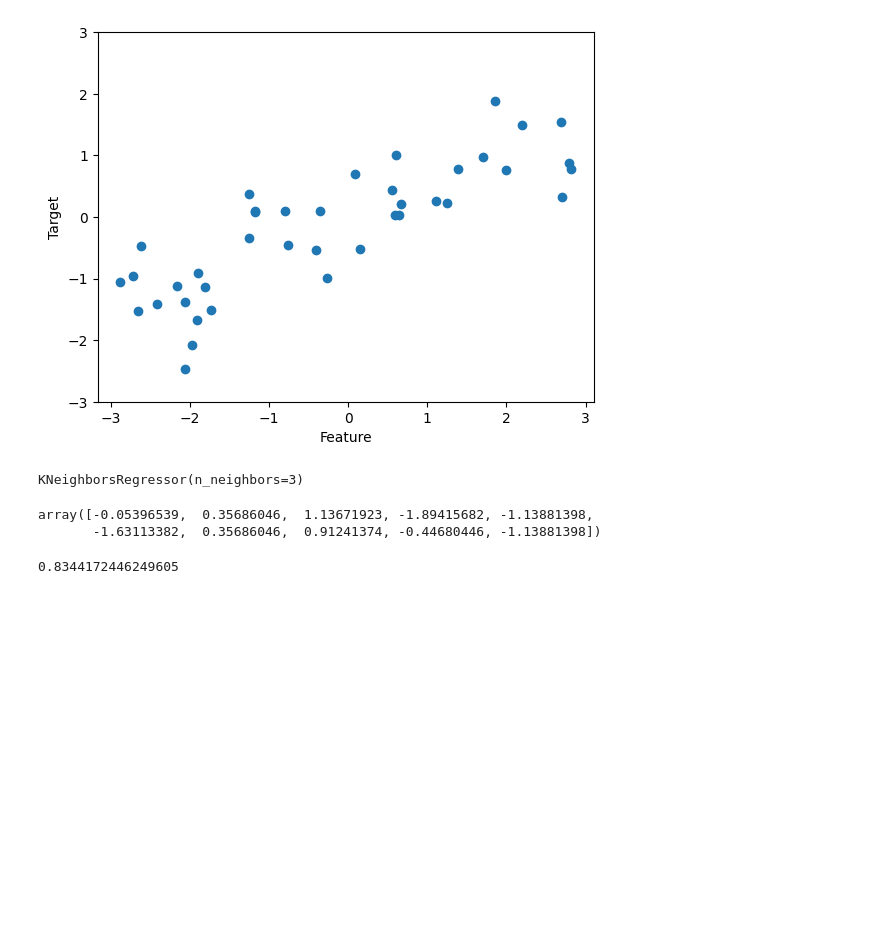
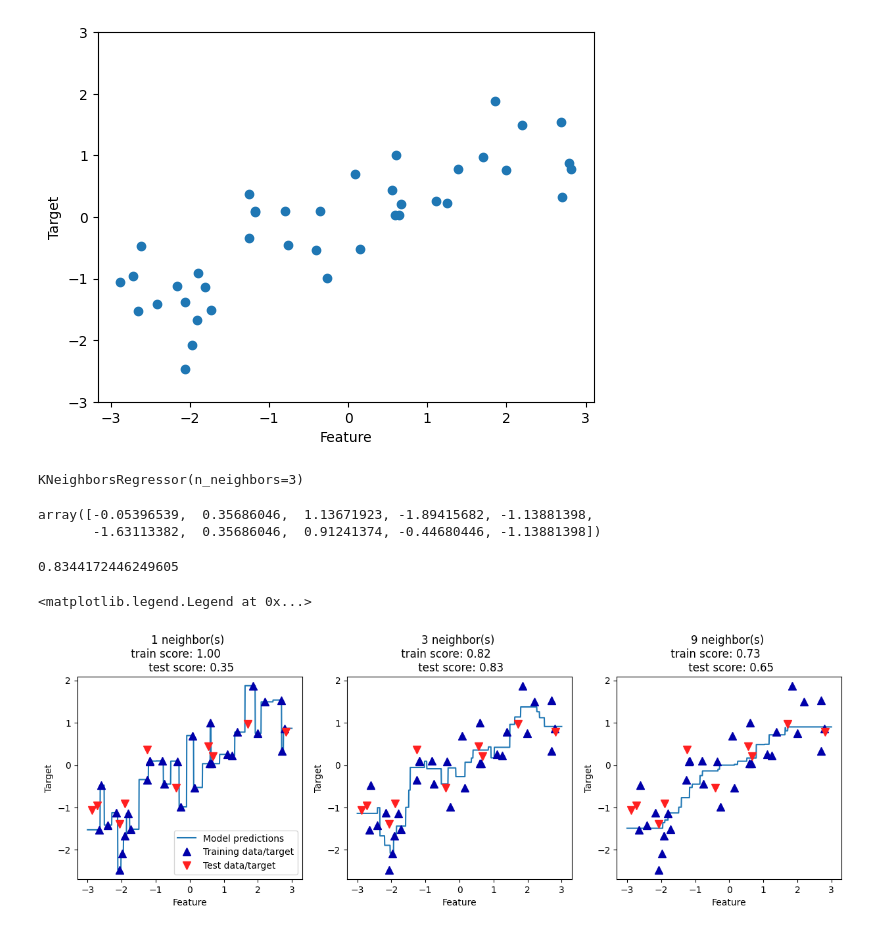
Before and after one commit to AminAbdiyan/deepLearning, a Jupyter notebook: 04-regression_with_knn.ipynb, the cells around one changed output. Drawn from its saved outputs; the diff is of its cells as text; code cells hidden in the pictures; blank space fills up the shorter version.

```diff
--- a/04-regression_with_knn.ipynb
+++ b/04-regression_with_knn.ipynb
@@ -35,13 +35,18 @@ reg.score(x_test,y_test)
 # %%
 fig, axes = plt.subplots(1,3, figsize=(15,4))
 line = np.linspace(-3,3,1000).reshape(-1,1)
-for n_neighbors,ax in zip(1,3,9), axes:
+for n_neighbors,ax in zip([1,3,9], axes):
     reg = KNeighborsRegressor(n_neighbors= n_neighbors)
     reg.fit(x_train,y_train)
     ax.plot(line,reg.predict(line))
-    ax.plot(x_train,y_train,'^',c=mglearn.cm3, markersize=8)
-    ax.plot(x_test,y_test,'v',c=mglearn.cm2, markersize=8)
-    ax.set_title(f"{n_neighbors} neighbor(s) \n train score: {reg.score(x_train,y_train)} \
-        \n test score: {reg.score(x_test,y_test)}")
+    ax.plot(x_train,y_train,'^',c=mglearn.cm2(0), markersize=8)
+    ax.plot(x_test,y_test,'v',c=mglearn.cm2(1), markersize=8)
+    ax.set_title(f"{n_neighbors} neighbor(s) \n train score: {reg.score(x_train,y_train):.2f} \
+        \n test score: {reg.score(x_test,y_test):.2f}")
     ax.set_xlabel("Feature")
     ax.set_ylabel("Target")
+axes[0].legend(["Model predictions", "Training data/target",
+                "Test data/target"], loc="best")
+# %% [output]
+<matplotlib.legend.Legend at 0x...>
+[figure, added]
```
Also changed, not shown: 3 other files.
